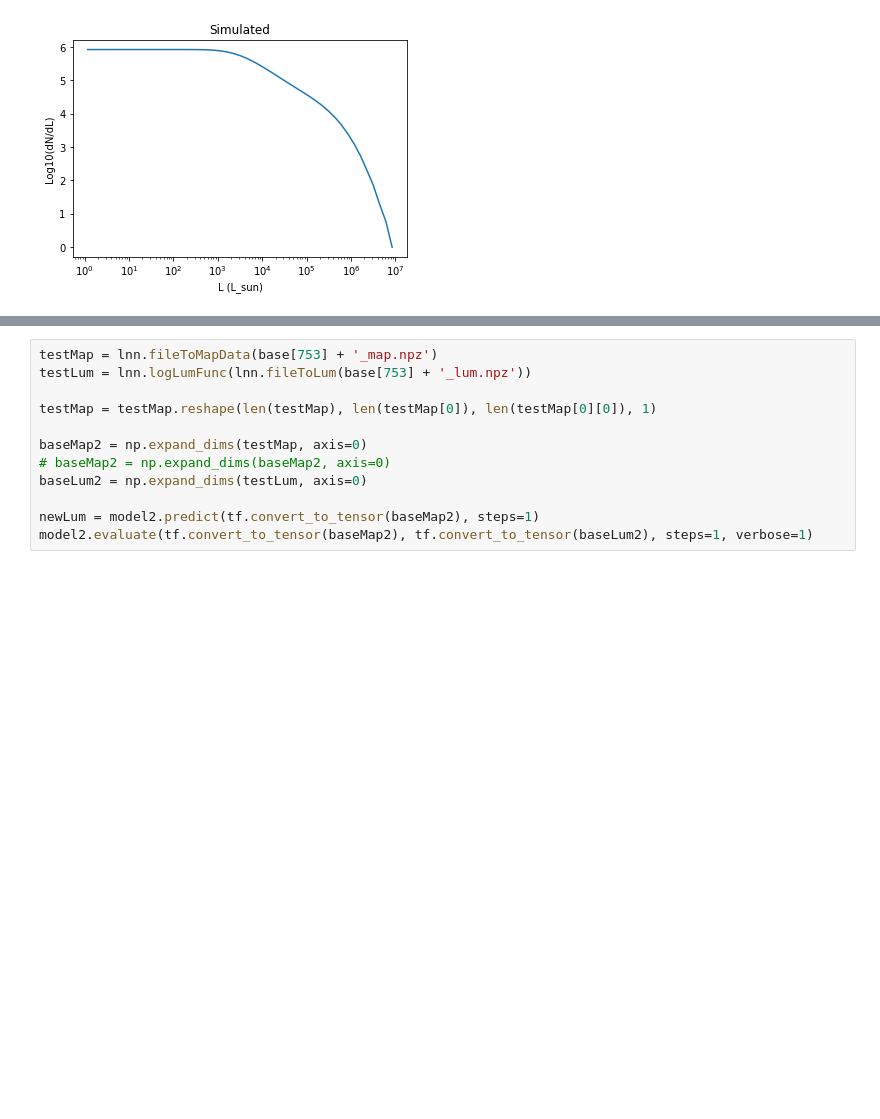
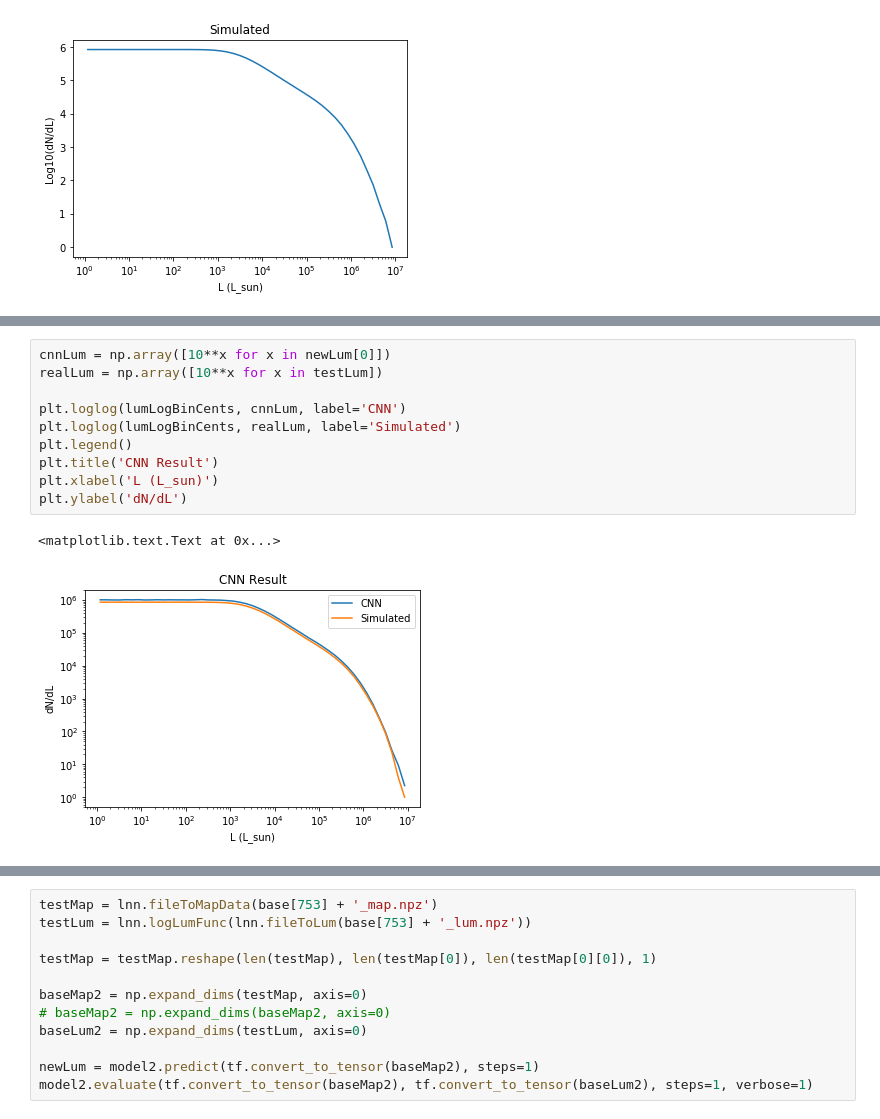
Before and after one commit to dnpfeffer/intensitymap_cnn, a Jupyter notebook: scripts/test_cnn.ipynb, the cells around one changed output, grey strips where cells are left out. Drawn from its saved outputs; the diff is of its cells as text; blank space fills up the shorter version.

```diff
--- a/scripts/test_cnn.ipynb
+++ b/scripts/test_cnn.ipynb
@@ -230,0 +307,13 @@ plt.ylabel('Log10(dN/dL)')
+# %%
+cnnLum = np.array([10**x for x in newLum[0]])
+realLum = np.array([10**x for x in testLum])
+
+plt.loglog(lumLogBinCents, cnnLum, label='CNN')
+plt.loglog(lumLogBinCents, realLum, label='Simulated')
+plt.legend()
+plt.title('CNN Result')
+plt.xlabel('L (L_sun)')
+plt.ylabel('dN/dL')
+# %% [output]
+<matplotlib.text.Text at 0x...>
+[figure, added]
```
Also changed, not shown: parts of 32 cells of this notebook, 3 other files.
